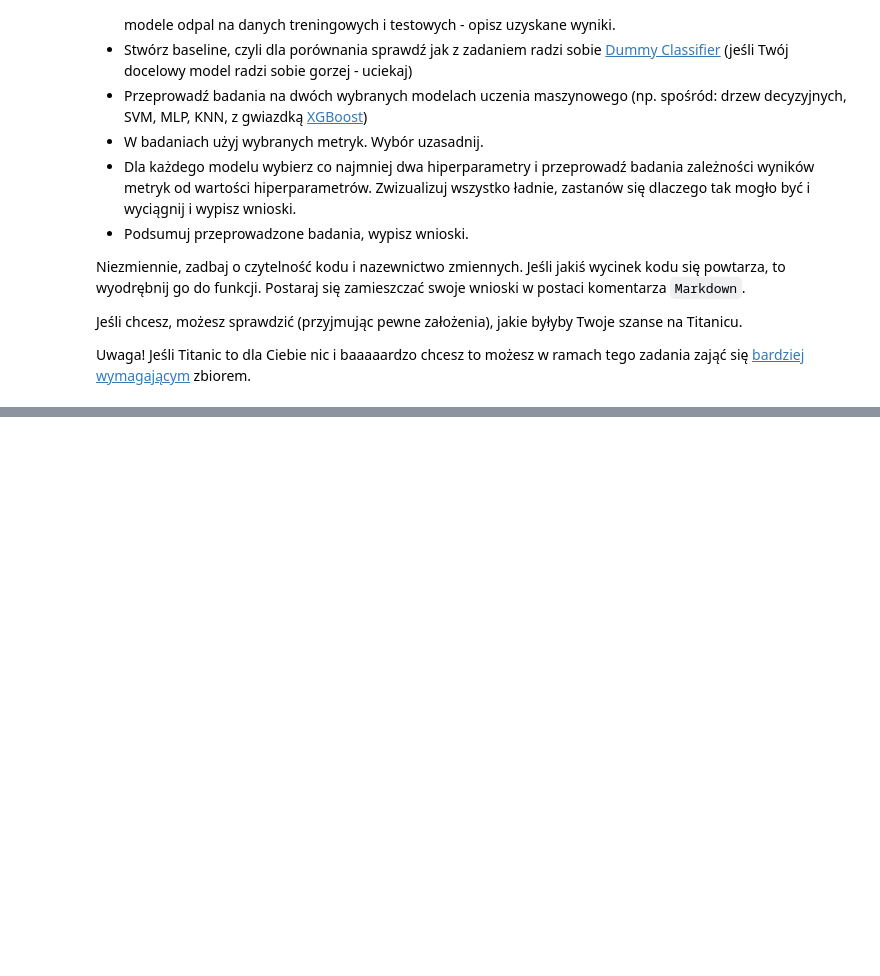
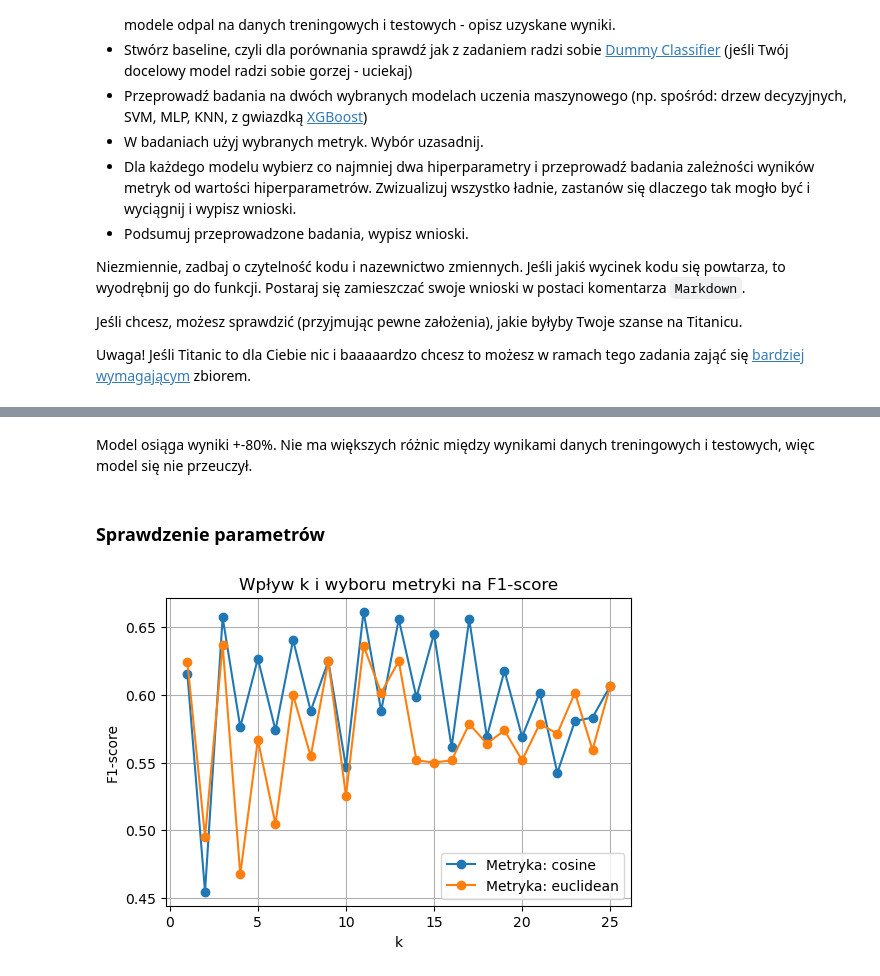
Before and after one commit to Solvro/ml-wakacyjne-wyzwanie-2025, a Jupyter notebook: 2_ml/ML_zadanie.ipynb, the cells around one changed output, grey strips where cells are left out. Saved outputs shown, nothing was run; the diff lists cells and outputs as text; code cells hidden in the pictures; blank space fills up the shorter version.

```diff
--- a/2_ml/ML_zadanie.ipynb
+++ b/2_ml/ML_zadanie.ipynb
@@ -50,0 +184,14 @@ array([nan, 'C', 'E', 'G', 'D', 'A', 'B', 'F', 'T'], dtype=object)
+# %%
+from sklearn.neighbors import KNeighborsClassifier
+from sklearn.preprocessing import StandardScaler
+
+scaler = StandardScaler() # standaryzuje cechy, bo bez tego recall dla 1 to było +- 47% xd
+X_train_scaled = scaler.fit_transform(X_train)
+X_test_scaled = scaler.transform(X_test)
+
+knn = KNeighborsClassifier(n_neighbors=3, metric='cosine')
+knn.fit(X_train_scaled, y_train)
+y_pred = knn.predict(X_test_scaled)
+
+print(classification_report(y_test, y_pred))
+confusion_matrix(y_test, y_pred)
@@ -50,0 +209,28 @@ array([nan, 'C', 'E', 'G', 'D', 'A', 'B', 'F', 'T'], dtype=object)
+# %% [markdown]
+Model osiąga wyniki +-80%. Nie ma większych różnic między wynikami danych treningowych i testowych, więc model się nie przeuczył.
+# %% [markdown]
+### Sprawdzenie parametrów
+# %%
+neighbors = range(1, 26)
+metrics = ['cosine', 'euclidean']
+
+plt.figure(figsize=(6,4))
+
+for metric in metrics:
+    f1_scores = []
+    for k in neighbors:
+        knn = KNeighborsClassifier(n_neighbors=k, metric=metric)
+        knn.fit(X_train, y_train)
+        y_pred = knn.predict(X_test)
+        f1 = f1_score(y_test, y_pred)
+        f1_scores.append(f1)
+    plt.plot(neighbors, f1_scores, marker='o', label=f'Metryka: {metric}')
+
+plt.title('Wpływ k i wyboru metryki na F1-score')
+plt.xlabel('k')
+plt.ylabel('F1-score')
+plt.legend()
+plt.grid(True)
+plt.show()
+# %% [output]
+[figure, added]
```
Also changed, not shown: parts of 25 cells of this notebook, 3 other files.
